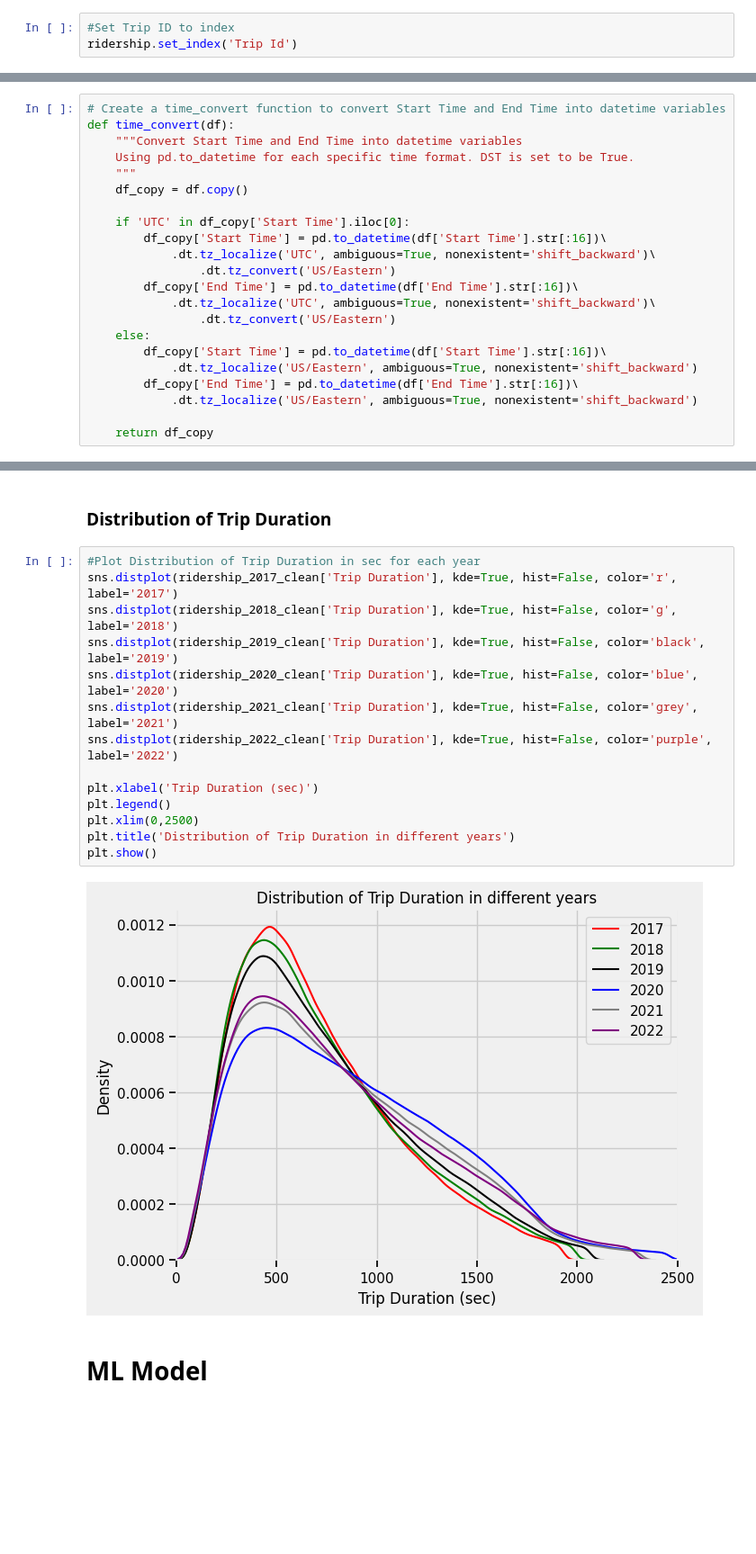
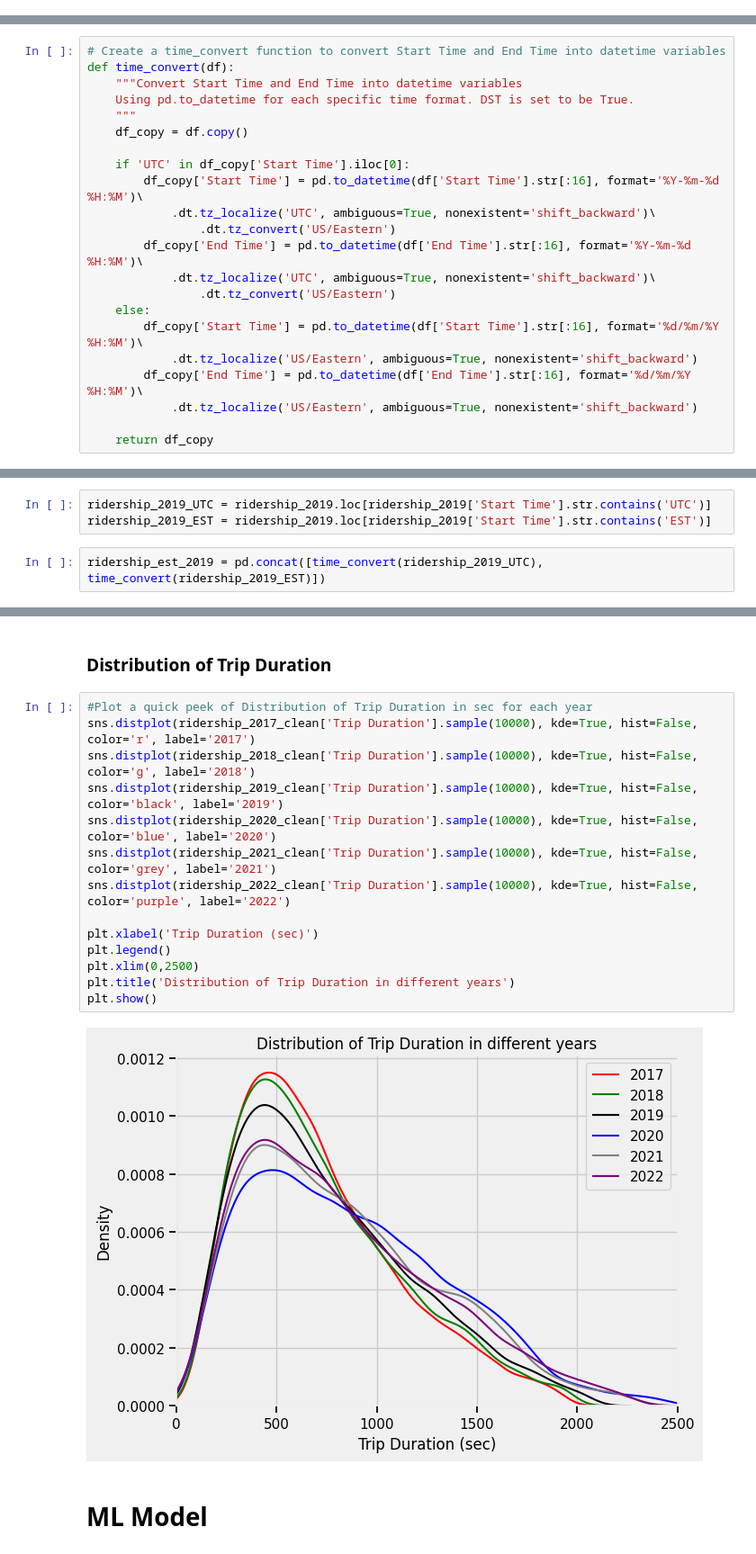
Before and after one commit to Charlotte-03/CME-DiligentDebuggers, a Jupyter notebook: project.ipynb, the cells around one changed output, grey strips where cells are left out. Shown at 90% size. Saved outputs shown, nothing was run; the diff lists cells and outputs as text; blank space fills up the shorter version.

```diff
--- a/project.ipynb
+++ b/project.ipynb
@@ -473,3 +514,0 @@ ridership['User Type'].replace(user_rename, inplace=True)
-# %%
-#Set Trip ID to index
-ridership.set_index('Trip Id')
@@ -553,16 +577,16 @@ def time_convert(df):
     df_copy = df.copy()
 
     if 'UTC' in df_copy['Start Time'].iloc[0]:
-        df_copy['Start Time'] = pd.to_datetime(df['Start Time'].str[:16])\
+        df_copy['Start Time'] = pd.to_datetime(df['Start Time'].str[:16], format='%Y-%m-%d %H:%M')\
             .dt.tz_localize('UTC', ambiguous=True, nonexistent='shift_backward')\
                 .dt.tz_convert('US/Eastern')
-        df_copy['End Time'] = pd.to_datetime(df['End Time'].str[:16])\
+        df_copy['End Time'] = pd.to_datetime(df['End Time'].str[:16], format='%Y-%m-%d %H:%M')\
             .dt.tz_localize('UTC', ambiguous=True, nonexistent='shift_backward')\
                 .dt.tz_convert('US/Eastern')
     else:
-        df_copy['Start Time'] = pd.to_datetime(df['Start Time'].str[:16])\
+        df_copy['Start Time'] = pd.to_datetime(df['Start Time'].str[:16], format='%d/%m/%Y %H:%M')\
             .dt.tz_localize('US/Eastern', ambiguous=True, nonexistent='shift_backward')
-        df_copy['End Time'] = pd.to_datetime(df['End Time'].str[:16])\
+        df_copy['End Time'] = pd.to_datetime(df['End Time'].str[:16], format='%d/%m/%Y %H:%M')\
             .dt.tz_localize('US/Eastern', ambiguous=True, nonexistent='shift_backward')
 
     return df_copy
@@ -1229,3 +1288,8 @@ ridership_est_2019 = time_convert(ridership_2019)
+# %%
+ridership_2019_UTC = ridership_2019.loc[ridership_2019['Start Time'].str.contains('UTC')]
+ridership_2019_EST = ridership_2019.loc[ridership_2019['Start Time'].str.contains('EST')]
+# %%
+ridership_est_2019 = pd.concat([time_convert(ridership_2019_UTC), time_convert(ridership_2019_EST)])
 # %%
 plot_distribution('Trip Duration', ridership_est_2019)
 # %% [output]
@@ -1701,21 +1912,21 @@ df_merged.to_csv(os.path.join(path, 'bikeshare ridership merged with weather-cle
 # %% [markdown]
 ### Distribution of Trip Duration
 # %%
-#Plot Distribution of Trip Duration in sec for each year
-sns.distplot(ridership_2017_clean['Trip Duration'], kde=True, hist=False, color='r', label='2017')
-sns.distplot(ridership_2018_clean['Trip Duration'], kde=True, hist=False, color='g', label='2018')
-sns.distplot(ridership_2019_clean['Trip Duration'], kde=True, hist=False, color='black', label='2019')
-sns.distplot(ridership_2020_clean['Trip Duration'], kde=True, hist=False, color='blue', label='2020')
-sns.distplot(ridership_2021_clean['Trip Duration'], kde=True, hist=False, color='grey', label='2021')
-sns.distplot(ridership_2022_clean['Trip Duration'], kde=True, hist=False, color='purple', label='2022')
+#Plot a quick peek of Distribution of Trip Duration in sec for each year
+sns.distplot(ridership_2017_clean['Trip Duration'].sample(10000), kde=True, hist=False, color='r', label='2017')
+sns.distplot(ridership_2018_clean['Trip Duration'].sample(10000), kde=True, hist=False, color='g', label='2018')
+sns.distplot(ridership_2019_clean['Trip Duration'].sample(10000), kde=True, hist=False, color='black', label='2019')
+sns.distplot(ridership_2020_clean['Trip Duration'].sample(10000), kde=True, hist=False, color='blue', label='2020')
+sns.distplot(ridership_2021_clean['Trip Duration'].sample(10000), kde=True, hist=False, color='grey', label='2021')
+sns.distplot(ridership_2022_clean['Trip Duration'].sample(10000), kde=True, hist=False, color='purple', label='2022')
 
 plt.xlabel('Trip Duration (sec)')
 plt.legend()
 plt.xlim(0,2500)
 plt.title('Distribution of Trip Duration in different years')
 plt.show()
 # %% [output]
-[figure, old version]
+[figure, new version]
 # %% [markdown]
 # ML Model
 # %% [markdown]
```
Also changed, not shown: parts of 68 cells of this notebook.
